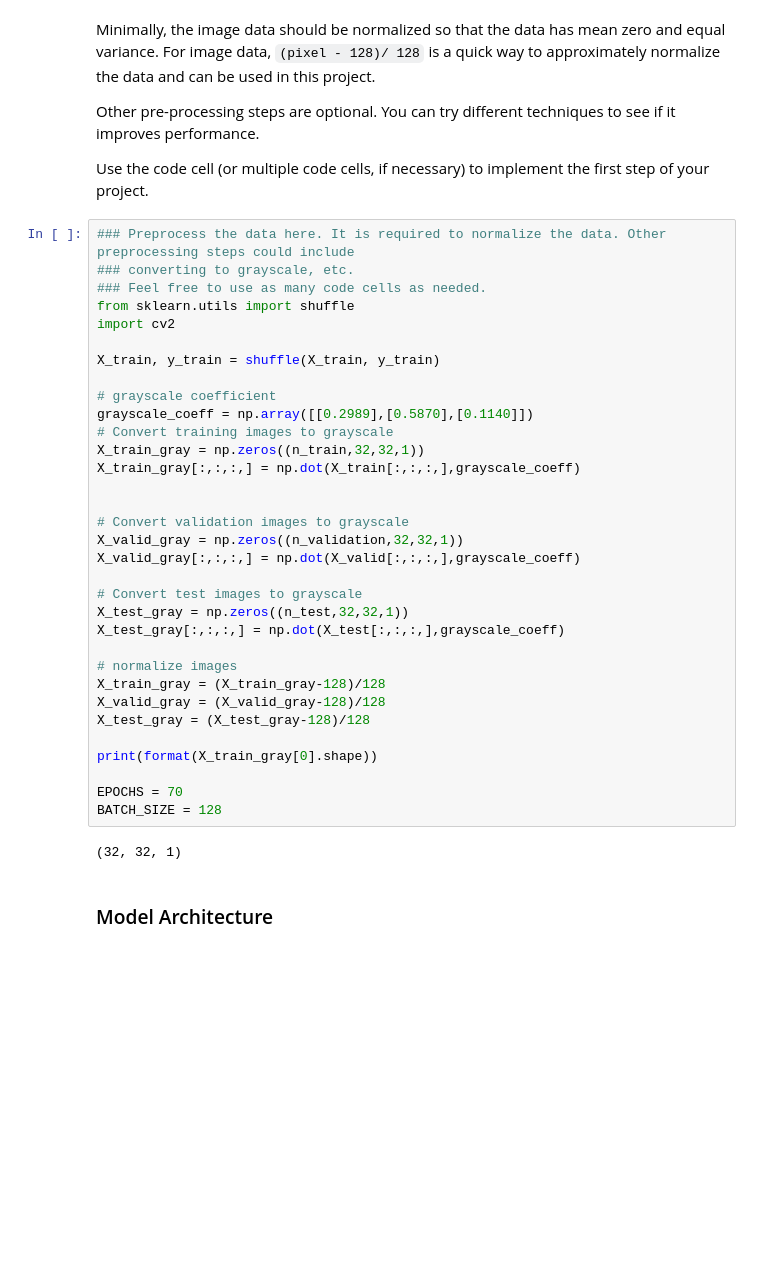
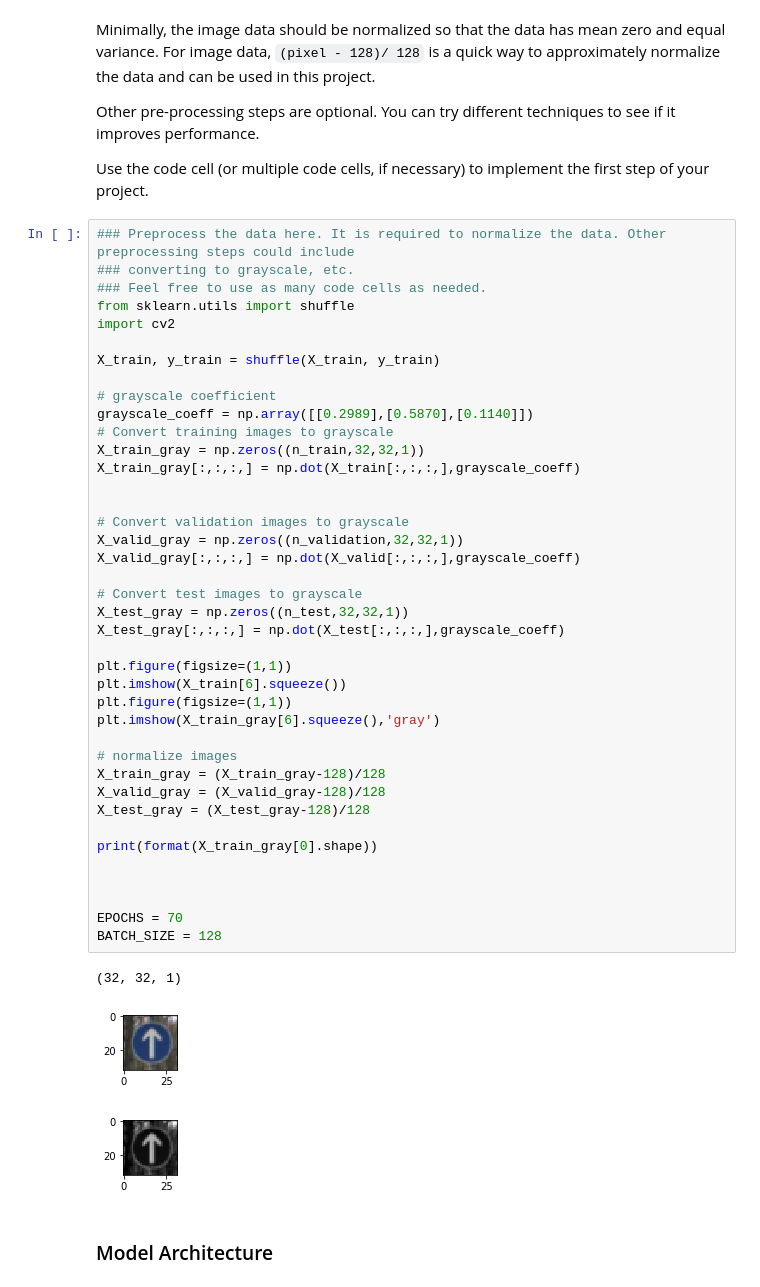
Before and after one commit to Walpro/CarND-Traffic-Sign-Classifier, a Jupyter notebook: Traffic_Sign_Classifier.ipynb, the cells around one changed output. Cells and saved outputs as stored; diff of their text form; blank space fills up the shorter version.

```diff
--- a/Traffic_Sign_Classifier.ipynb
+++ b/Traffic_Sign_Classifier.ipynb
@@ -143,33 +176,42 @@ from sklearn.utils import shuffle
 import cv2
 
 X_train, y_train = shuffle(X_train, y_train)
 
 # grayscale coefficient
 grayscale_coeff = np.array([[0.2989],[0.5870],[0.1140]])
 # Convert training images to grayscale
 X_train_gray = np.zeros((n_train,32,32,1))
 X_train_gray[:,:,:,] = np.dot(X_train[:,:,:,],grayscale_coeff)
 
 
 # Convert validation images to grayscale
 X_valid_gray = np.zeros((n_validation,32,32,1))
 X_valid_gray[:,:,:,] = np.dot(X_valid[:,:,:,],grayscale_coeff)
 
 # Convert test images to grayscale
 X_test_gray = np.zeros((n_test,32,32,1))
 X_test_gray[:,:,:,] = np.dot(X_test[:,:,:,],grayscale_coeff)
 
+plt.figure(figsize=(1,1))
+plt.imshow(X_train[6].squeeze())
+plt.figure(figsize=(1,1))
+plt.imshow(X_train_gray[6].squeeze(),'gray')
+
 # normalize images
 X_train_gray = (X_train_gray-128)/128
 X_valid_gray = (X_valid_gray-128)/128
 X_test_gray = (X_test_gray-128)/128
 
 print(format(X_train_gray[0].shape))
 
+
+
 EPOCHS = 70
 BATCH_SIZE = 128
 # %% [output]
 (32, 32, 1)
+[figure, added]
+[figure, added]
 # %% [markdown]
 ### Model Architecture
 # %%
```
Also changed, not shown: parts of 4 cells of this notebook, 1 other file.
